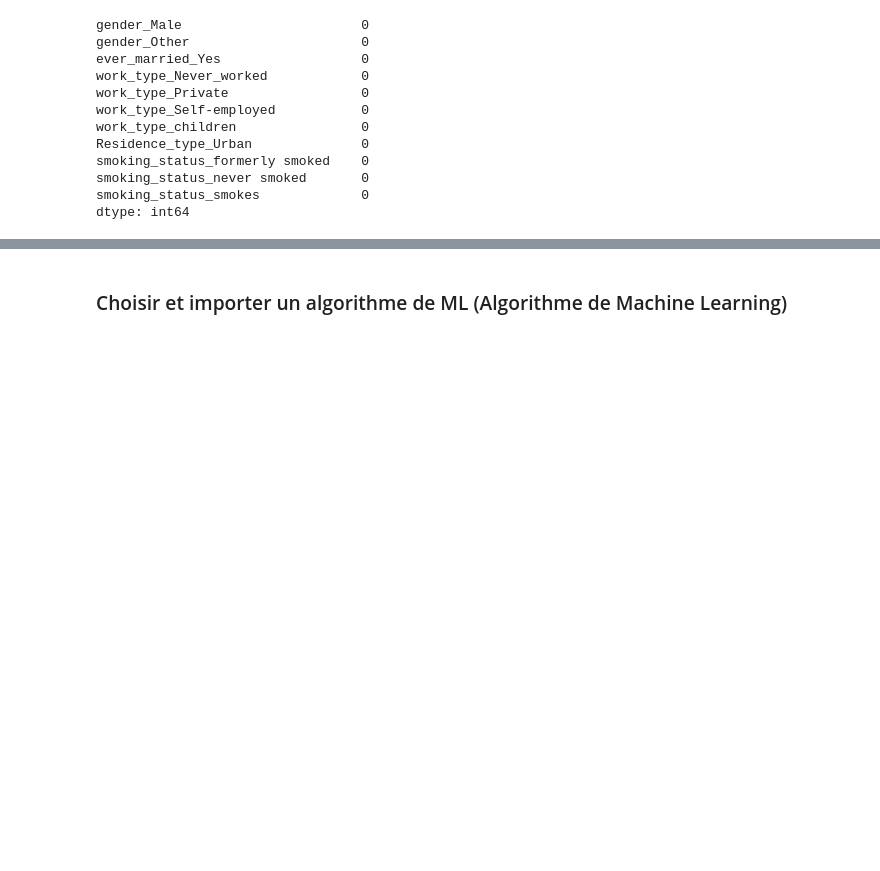
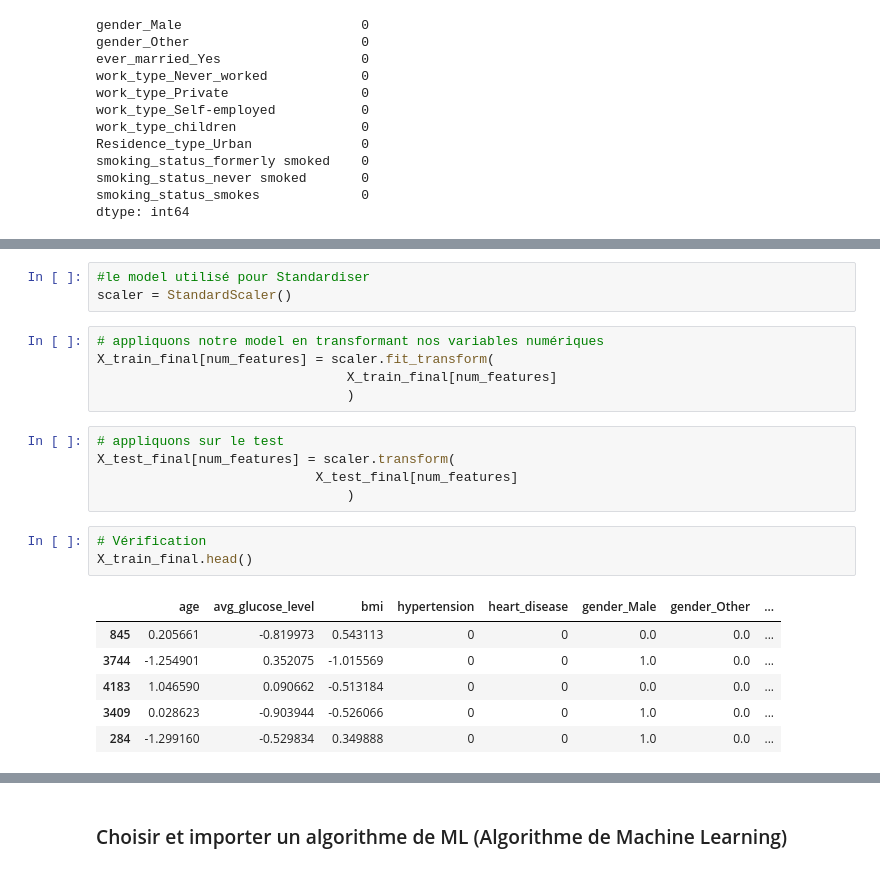
Before and after one commit to Audrey-Djomi/Pr-diction-du-risque-d-AVC-par-Machine-Learning, a Jupyter notebook: notebooks/02_data_preprocessing.ipynb, the cells around one changed output, grey strips where cells are left out. Drawn from its saved outputs; the diff is of its cells as text; blank space fills up the shorter version.

```diff
--- a/notebooks/02_data_preprocessing.ipynb
+++ b/notebooks/02_data_preprocessing.ipynb
@@ -301,0 +381,23 @@ dtype: int64
+# %%
+#le model utilisé pour Standardiser
+scaler = StandardScaler()
+# %%
+# appliquons notre model en transformant nos variables numériques
+X_train_final[num_features] = scaler.fit_transform(
+                                X_train_final[num_features]
+                                )
+# %%
+# appliquons sur le test
+X_test_final[num_features] = scaler.transform(
+                            X_test_final[num_features]
+                                )
+# %%
+# Vérification
+X_train_final.head()
+# %% [output]
+|  | age | avg_glucose_level | bmi | hypertension | heart_disease | gender_Male | gender_Other | ... |
+| 845 | 0.205661 | -0.819973 | 0.543113 | 0 | 0 | 0.0 | 0.0 | ... |
+| 3744 | -1.254901 | 0.352075 | -1.015569 | 0 | 0 | 1.0 | 0.0 | ... |
+| 4183 | 1.046590 | 0.090662 | -0.513184 | 0 | 0 | 0.0 | 0.0 | ... |
+| 3409 | 0.028623 | -0.903944 | -0.526066 | 0 | 0 | 1.0 | 0.0 | ... |
+| 284 | -1.299160 | -0.529834 | 0.349888 | 0 | 0 | 1.0 | 0.0 | ... |
```
Also changed, not shown: parts of 12 cells of this notebook, 1 other file.
